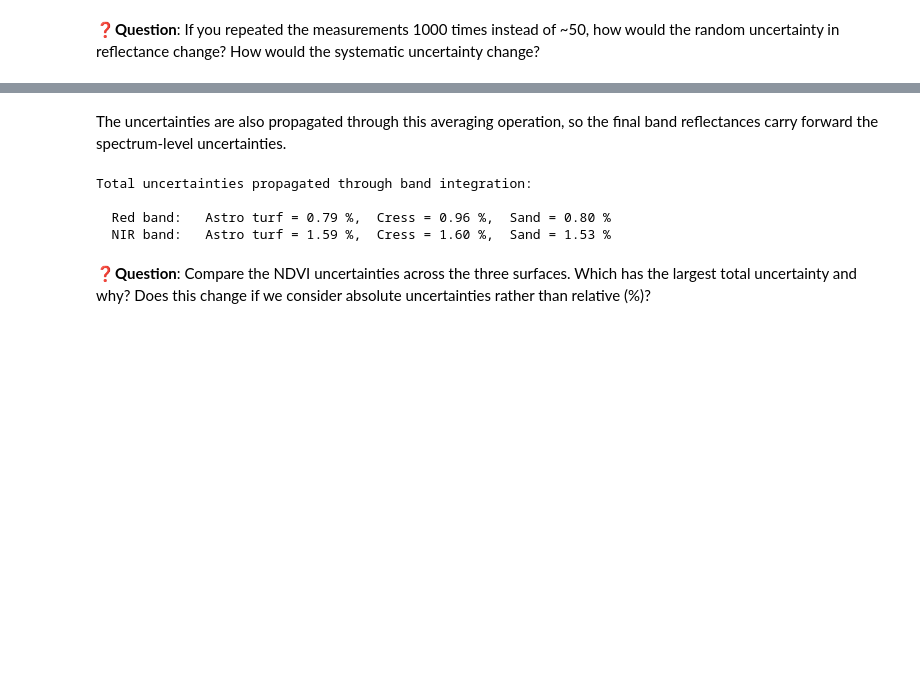
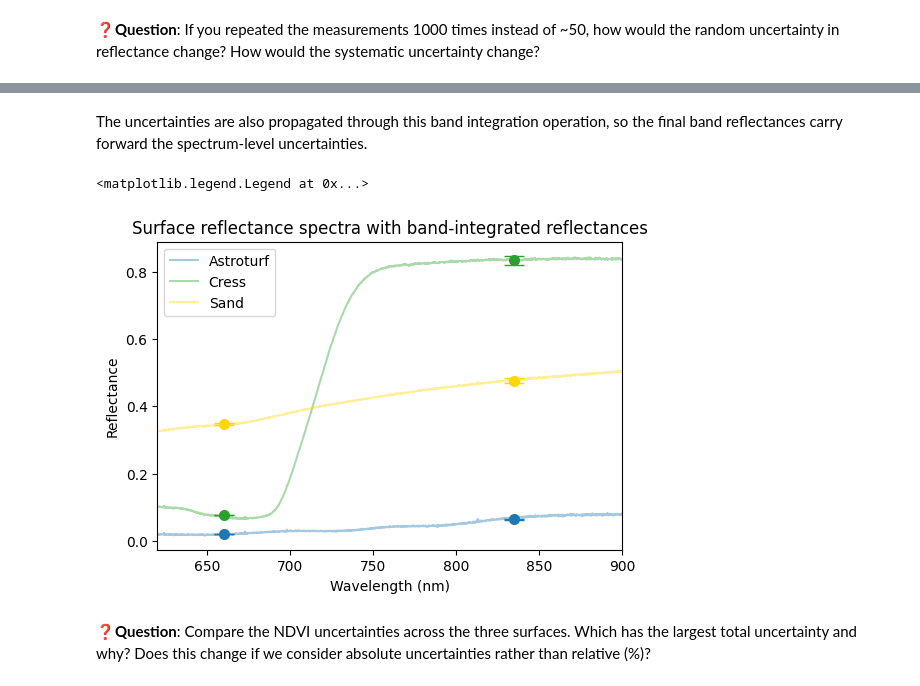
Before and after one commit to comet-toolkit/comet_training, a Jupyter notebook: punpy_exercise_spectrometer.ipynb, the cells around one changed output, grey strips where cells are left out. Cells and saved outputs as stored; diff of their text form; code cells hidden in the pictures; blank space fills up the shorter version.

```diff
--- a/punpy_exercise_spectrometer.ipynb
+++ b/punpy_exercise_spectrometer.ipynb
@@ -309,7 +261,7 @@ u_random_rho_astroturf = prop.propagate_random(
 u_syst_rho_astroturf = prop.propagate_systematic(
     reflectance_model,
         [dn_astroturf_mean, dn_panel_mean, rho_panel],
-        [None, None, u_rho_panel]
+        [None, None, u_rho_panel_abs]
 )
 
 # CRESS
@@ -321,7 +273,7 @@ u_random_rho_cress = prop.propagate_random(
 u_syst_rho_cress = prop.propagate_systematic(
     reflectance_model,
      [dn_cress_mean, dn_panel_mean, rho_panel],
-     [None, None, u_rho_panel]
+     [None, None, u_rho_panel_abs]
 )
 
 # SAND
@@ -333,7 +285,7 @@ u_random_rho_sand = prop.propagate_random(
 u_syst_rho_sand = prop.propagate_systematic(
     reflectance_model,
      [dn_sand_mean, dn_panel_mean, rho_panel],
-     [None, None, u_rho_panel]
+     [None, None, u_rho_panel_abs]
 )
 # %% [markdown]
 ### Combining Uncertainties
@@ -503,46 +426,75 @@ Band-integrated reflectance values:
 # %% [markdown]
-The uncertainties are also propagated through this averaging operation, so the final band reflectances carry forward the spectrum-level uncertainties.
+The uncertainties are also propagated through this band integration operation, so the final band reflectances carry forward the spectrum-level uncertainties.
 # %%
 # Propagate uncertainties through band integration for each surface and band
-# ASTRO TURF
+# ASTROTURF
 u_random_rho_astroturf_red, u_random_rho_astroturf_nir = prop.propagate_random(
-    band_integrate, [rho_astroturf, wavelength],
-    [u_random_rho_astroturf, None]
+    band_integrate, [rho_astroturf, wavelength], [u_random_rho_astroturf, None]
 )
-
 u_syst_rho_astroturf_red, u_syst_rho_astroturf_nir = prop.propagate_systematic(
-    band_integrate, [rho_astroturf, wavelength],
-    [u_syst_rho_astroturf, None]
+    band_integrate, [rho_astroturf, wavelength], [u_syst_rho_astroturf, None]
 )
 
 # CRESS
 u_random_rho_cress_red, u_random_rho_cress_nir = prop.propagate_random(
-    band_integrate, [rho_cress, wavelength],
-    [u_random_rho_cress, None]
+    band_integrate, [rho_cress, wavelength], [u_random_rho_cress, None]
 )
 u_syst_rho_cress_red, u_syst_rho_cress_nir = prop.propagate_systematic(
-    band_integrate, [rho_cress, wavelength],
-    [u_syst_rho_cress, None]
+    band_integrate, [rho_cress, wavelength], [u_syst_rho_cress, None]
 )
 
 # SAND
 u_random_rho_sand_red, u_random_rho_sand_nir = prop.propagate_random(
-    band_integrate, [rho_sand, wavelength],
-    [u_random_rho_sand, None]
+    band_integrate, [rho_sand, wavelength], [u_random_rho_sand, None]
 )
 u_syst_rho_sand_red, u_syst_rho_sand_nir = prop.propagate_systematic(
-    band_integrate, [rho_sand, wavelength],
-    [u_syst_rho_sand, None]
+    band_integrate, [rho_sand, wavelength], [u_syst_rho_sand, None]
 )
 
-print("Total uncertainties propagated through band integration:")
-print(f"\n  Red band:   Astro turf = {np.sqrt(u_random_rho_astroturf_red**2 + u_syst_rho_astroturf_red**2 )*100/rho_astroturf_red:.2f} %,  Cress = {np.sqrt(u_random_rho_cress_red**2 + u_syst_rho_cress_red**2 )*100/rho_cress_red:.2f} %,  Sand = {np.sqrt(u_random_rho_sand_red**2 + u_syst_rho_sand_red**2 )*100/rho_sand_red:.2f} %")
-print(f"  NIR band:   Astro turf = {np.sqrt(u_random_rho_astroturf_nir**2 + u_syst_rho_astroturf_nir**2 )*100/rho_astroturf_nir:.2f} %,  Cress = {np.sqrt(u_random_rho_cress_nir**2 + u_syst_rho_cress_nir**2 )*100/rho_cress_nir:.2f} %,  Sand = {np.sqrt(u_random_rho_sand_nir**2 + u_syst_rho_sand_nir**2 )*100/rho_sand_nir:.2f} %")
+# Calculate total uncertainties
+u_total_rho_astroturf_red = np.sqrt(u_random_rho_astroturf_red**2 + u_syst_rho_astroturf_red**2)
+u_total_rho_astroturf_nir = np.sqrt(u_random_rho_astroturf_nir**2 + u_syst_rho_astroturf_nir**2)
+u_total_rho_cress_red = np.sqrt(u_random_rho_cress_red**2 + u_syst_rho_cress_red**2)
+u_total_rho_cress_nir = np.sqrt(u_random_rho_cress_nir**2 + u_syst_rho_cress_nir**2)
+u_total_rho_sand_red = np.sqrt(u_random_rho_sand_red**2 + u_syst_rho_sand_red**2)
+u_total_rho_sand_nir = np.sqrt(u_random_rho_sand_nir**2 + u_syst_rho_sand_nir**2)
+
+# Plot spectra for each target and add band-integrated reflectances as markers
+fig, ax = plt.subplots(figsize=(6, 4))
+
+# Plot full reflectance spectra
+ax.plot(wavelength, rho_astroturf, label="Astroturf", linewidth=1.5, color=color_map["Astroturf"], alpha=0.4)
+ax.plot(wavelength, rho_cress, label="Cress", linewidth=1.5, color=color_map["Cress"], alpha=0.4)
+ax.plot(wavelength, rho_sand, label="Sand", linewidth=1.5, color=color_map["Sand"], alpha=0.4)
+
+# Add band-integrated reflectances
+red_wl = 660
+nir_wl = 835
+
+# Red band
+ax.errorbar(red_wl, rho_astroturf_red, yerr=u_total_rho_astroturf_red,
+            fmt='o', markersize=7, capsize=7, color=color_map["Astroturf"])
+ax.errorbar(red_wl, rho_cress_red, yerr=u_total_rho_cress_red,
+            fmt='o', markersize=7, capsize=7, color=color_map["Cress"])
+ax.errorbar(red_wl, rho_sand_red, yerr=u_total_rho_sand_red,
+            fmt='o', markersize=7, capsize=7, color=color_map["Sand"])
+
+# NIR band
+ax.errorbar(nir_wl, rho_astroturf_nir, yerr=u_total_rho_astroturf_nir,
+            fmt='o', markersize=7, capsize=7, color=color_map["Astroturf"])
+ax.errorbar(nir_wl, rho_cress_nir, yerr=u_total_rho_cress_nir,
+            fmt='o', markersize=7, capsize=7, color=color_map["Cress"])
+ax.errorbar(nir_wl, rho_sand_nir, yerr=u_total_rho_sand_nir,
+            fmt='o', markersize=7, capsize=7, color=color_map["Sand"])
+
+ax.set_xlim(620, 900)
+ax.set_xlabel("Wavelength (nm)")
+ax.set_ylabel("Reflectance")
+ax.set_title("Surface reflectance spectra with band-integrated reflectances")
+ax.legend(loc='upper left')
 # %% [output]
-Total uncertainties propagated through band integration:
-
-  Red band:   Astro turf = 0.79 %,  Cress = 0.96 %,  Sand = 0.80 %
-  NIR band:   Astro turf = 1.59 %,  Cress = 1.60 %,  Sand = 1.53 %
+<matplotlib.legend.Legend at 0x...>
+[figure, added]
 # %% [markdown]
 **❓Question**: Compare the NDVI uncertainties across the three surfaces. Which has the largest total uncertainty and why? Does this change if we consider absolute uncertainties rather than relative (%)?
 # %% [markdown]
```
Also changed, not shown: parts of 23 cells of this notebook, 2 other files.
